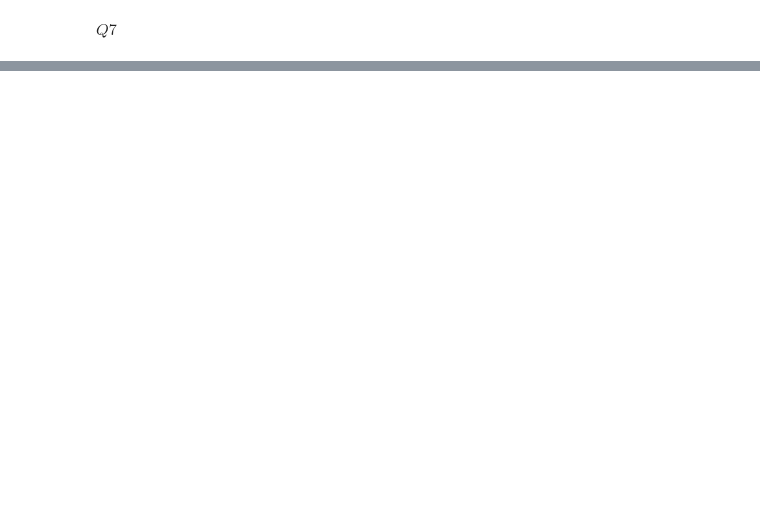
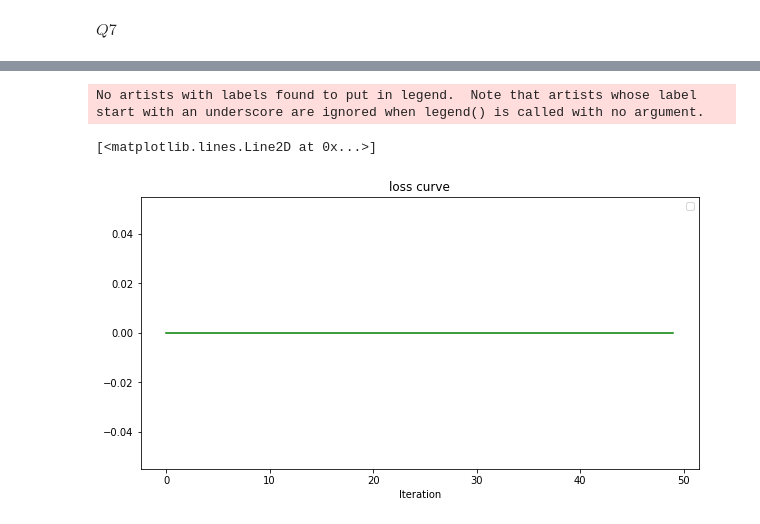
Before and after one commit to BranisGh/Sound-processing-Master-ISI-Sorbonne-University-, a Jupyter notebook: TP03_NMF_algorithm/nmf.ipynb, the cells around one changed output, grey strips where cells are left out. Cells and saved outputs as stored; diff of their text form; code cells hidden in the pictures; blank space fills up the shorter version.

```diff
--- a/TP03_NMF_algorithm/nmf.ipynb
+++ b/TP03_NMF_algorithm/nmf.ipynb
@@ -410,3 +411,5 @@ Audio(data=sound_waves['sound 2'], rate=sr)
 [interactive output not drawn]
 # %% [markdown]
 $Q7$
+# %%
+W_H, loss = nmf(V=V, nb_sources=S, n_iter=50, B=1, n=10)
@@ -412,0 +430,11 @@ $Q7$
+# %%
+# 2.d) display of the loss curve for each 'n' iteration
+
+fig, ax = plt.subplots(nrows=1, ncols=1, sharex=True, figsize=(10, 5))
+ax.set(title='loss curve', xlabel='Iteration')
+ax.legend()
+ax.plot(loss, color='g')
+# %% [output]
+No artists with labels found to put in legend.  Note that artists whose label start with an underscore are ignored when legend() is called with no argument.
+[<matplotlib.lines.Line2D at 0x...>]
+[figure, added]
```
Also changed, not shown: parts of 16 cells of this notebook.
